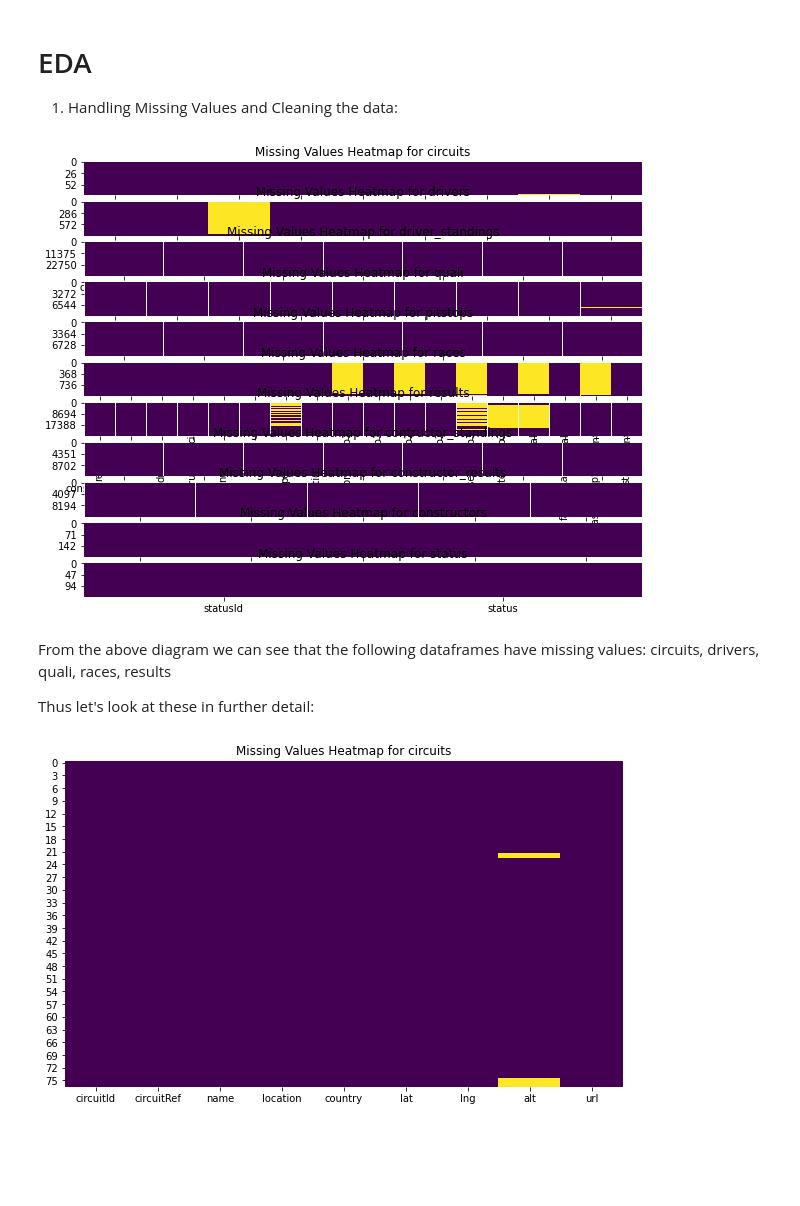
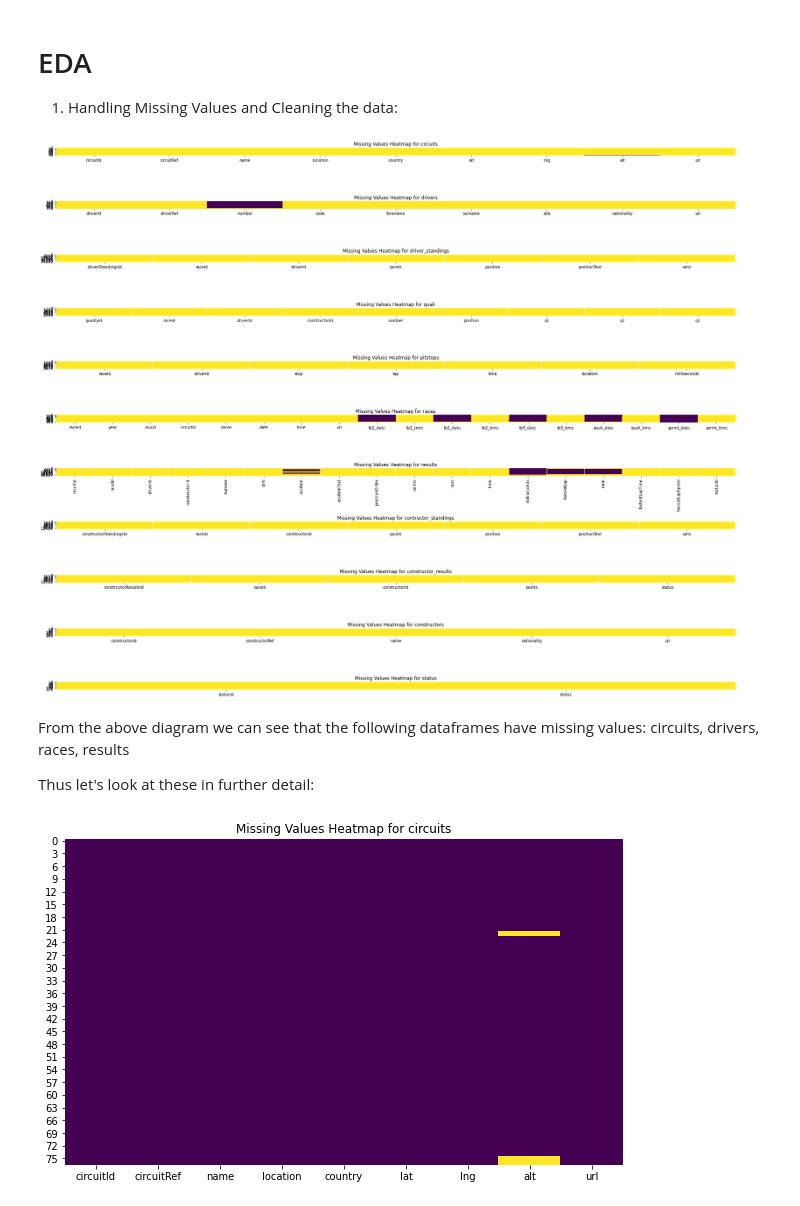
Before and after one commit to Nandini1521/CCproject, a Jupyter notebook: Cloud_project.ipynb, the cells around one changed output. Drawn from its saved outputs; the diff is of its cells as text; code cells hidden in the pictures; blank space fills up the shorter version.

```diff
--- a/Cloud_project.ipynb
+++ b/Cloud_project.ipynb
@@ -169,24 +169,24 @@ Showing the columns headings for each data frame:
 # %%
 dataframes = [circuits, drivers, driver_standings, quali, pitstops, races, results, constructor_standings, constructor_results, constructors, status]
 dataframe_names = ['circuits', 'drivers', 'driver_standings', 'quali', 'pitstops', 'races', 'results', 'contructor_standings', 'constructor_results', 'constructors', 'status']
-fig, axes = plt.subplots(len(dataframes), 1, figsize=(10, 8))
+fig, axes = plt.subplots(len(dataframes), 1, figsize=(20, 20))
 
 for idx, (df, df_name) in enumerate(zip(dataframes, dataframe_names)):
     # Create a missing values DataFrame
     missing_values = df.select([col(c).isNull().alias(c) for c in df.columns])
     missing_values_pd = missing_values.toPandas()
 
     # Create a heatmap for missing values
-    sns.heatmap(missing_values_pd, cmap='viridis', cbar=False, ax=axes[idx])
+    sns.heatmap(missing_values_pd, cmap='viridis_r', cbar=False, ax=axes[idx])
     axes[idx].set_title(f'Missing Values Heatmap for {df_name}')
 
 plt.tight_layout()
 plt.show()
 # %% [output]
-[figure, old version]
+[figure, new version]
 # %% [markdown]
 From the above diagram we can see that the following dataframes have missing values:
-circuits, drivers, quali, races, results
+circuits, drivers, races, results
 
 Thus let's look at these in further detail:
 # %%
```
Also changed, not shown: parts of 21 cells of this notebook.
